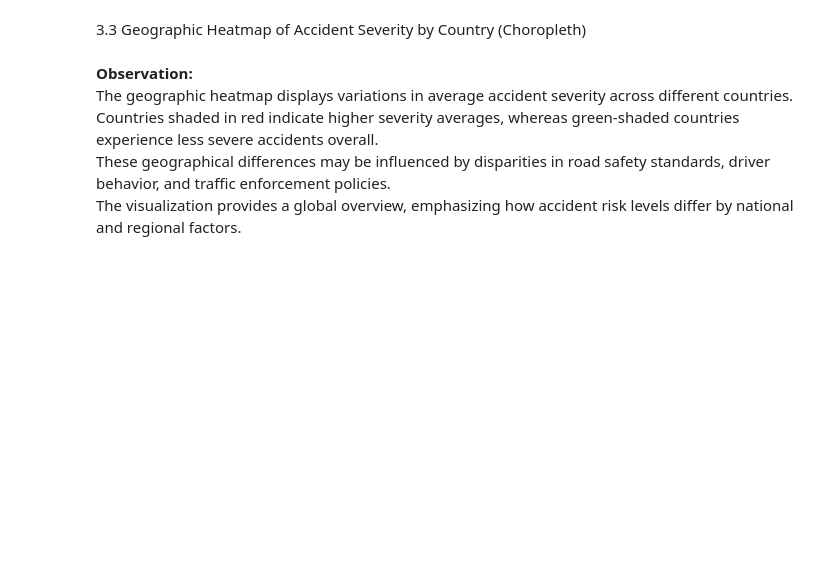
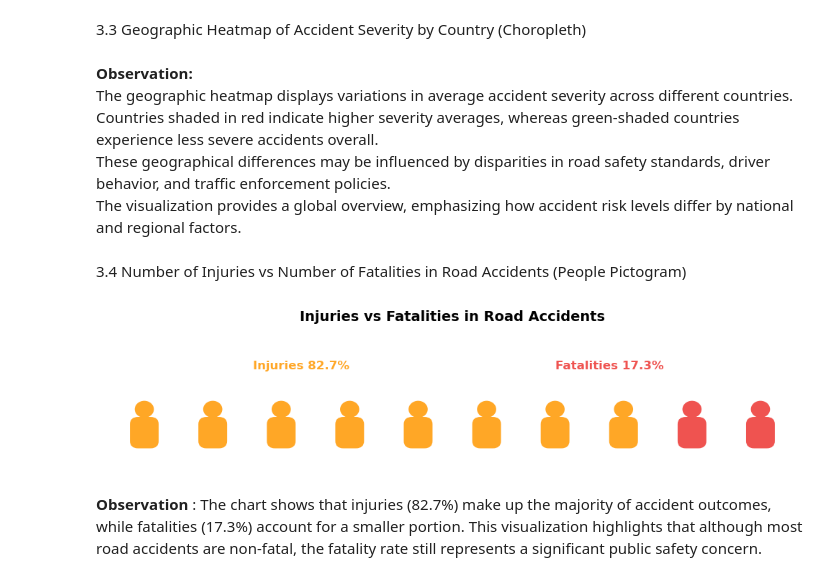
Before and after one commit to iamnotchris14/RoadAccidentDataset, a Jupyter notebook: road_accident_eda.ipynb, the cells around one changed output. Drawn from its saved outputs; the diff is of its cells as text; code cells hidden in the pictures; blank space fills up the shorter version.

```diff
--- a/road_accident_eda.ipynb
+++ b/road_accident_eda.ipynb
@@ -169,3 +240,58 @@ The geographic heatmap displays variations in average accident severity across d
 Countries shaded in red indicate higher severity averages, whereas green-shaded countries experience less severe accidents overall.
 These geographical differences may be influenced by disparities in road safety standards, driver behavior, and traffic enforcement policies.
 The visualization provides a global overview, emphasizing how accident risk levels differ by national and regional factors.
+# %% [markdown]
+3.4 Number of Injuries vs Number of Fatalities in Road Accidents (People Pictogram)
+# %%
+from matplotlib.patches import Circle, FancyBboxPatch
+
+injuries = int(df["Number of Injuries"].sum())
+fatalities = int(df["Number of Fatalities"].sum())
+total = injuries + fatalities if injuries + fatalities > 0 else 1
+p_inj = round(injuries/total*100, 1)
+p_fat = round(fatalities/total*100, 1)
+
+
+N = 10
+inj_people = round(N * (injuries/total))
+fat_people = N - inj_people
+
+ORANGE = "#FFA726"
+RED = "#EF5350"
+
+HEAD_R = 0.14
+BODY_W, BODY_H = 0.38, 0.48
+SPACING = 1.0
+
+def draw_person(ax, x, y, color):
+    ax.add_patch(Circle((x, y+BODY_H/2+HEAD_R*1.05), HEAD_R, facecolor=color, edgecolor="none"))
+    ax.add_patch(FancyBboxPatch((x-BODY_W/2, y-BODY_H/2), BODY_W, BODY_H,
+                                boxstyle="round,pad=0.02,rounding_size=0.12",
+                                facecolor=color, edgecolor="none"))
+
+
+fig, ax = plt.subplots(figsize=(10,2.5))
+
+x0, y0 = 0, 0
+for i in range(inj_people):
+    draw_person(ax, x0 + i*SPACING, y0, ORANGE)
+for i in range(fat_people):
+    draw_person(ax, x0 + (inj_people+i)*SPACING, y0, RED)
+
+
+center_x = (N-1) * SPACING / 2
+ax.text(center_x - 1.5, 1.05, f"Injuries {p_inj}%", color=ORANGE, fontsize=12, weight="semibold", ha="right")
+ax.text(center_x + 1.5, 1.05, f"Fatalities {p_fat}%", color=RED, fontsize=12, weight="semibold", ha="left")
+
+
+ax.set_xlim(-0.6, (N-1)*SPACING + 0.6)
+ax.set_ylim(-0.6, 1.6)
+ax.axis("off")
+plt.title("Injuries vs Fatalities in Road Accidents", fontsize=14, weight="semibold", pad=15)
+plt.tight_layout()
+plt.show()
+# %% [output]
+[figure, added]
+# %% [markdown]
+**Observation** : The chart shows that injuries (82.7%) make up the majority of accident outcomes, while fatalities (17.3%) account for a smaller portion.
+This visualization highlights that although most road accidents are non-fatal, the fatality rate still represents a significant public safety concern.
```
Also changed, not shown: parts of 13 cells of this notebook.
